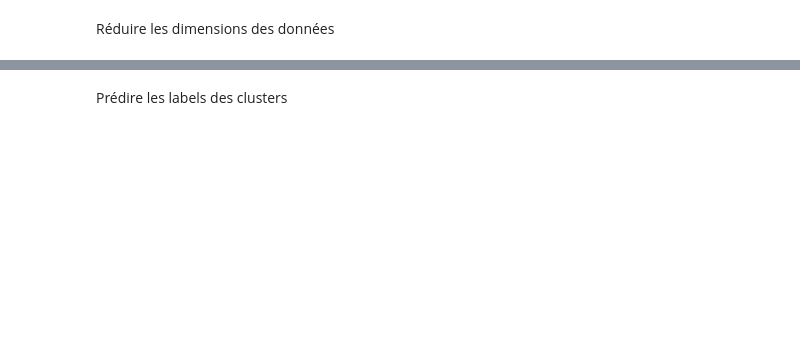
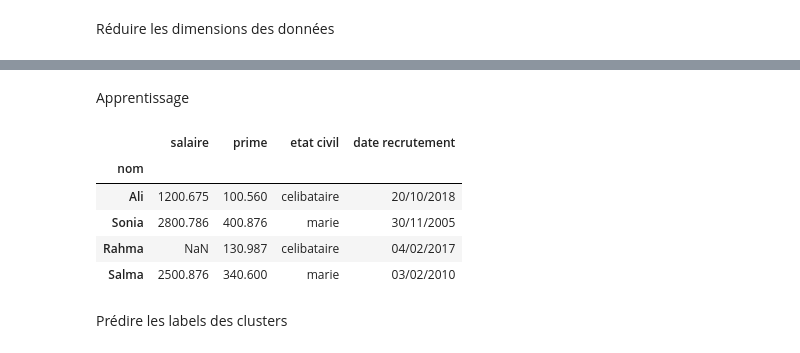
Before and after one commit to melekabbassi/Python, a Jupyter notebook: lab_clustering_kmeans.ipynb, the cells around one changed output, grey strips where cells are left out. Saved outputs shown, nothing was run; the diff lists cells and outputs as text; code cells hidden in the pictures; blank space fills up the shorter version.

```diff
--- a/lab_clustering_kmeans.ipynb
+++ b/lab_clustering_kmeans.ipynb
@@ -306,0 +313,2 @@ KMeans(n_clusters=2)
+# %% [markdown]
+Apprentissage
@@ -307,2 +319,11 @@ KMeans(n_clusters=2)
+# %%
+df_employes.iloc[:4,:]
+# %% [output]
+|  | salaire | prime | etat civil | date recrutement |
+| nom |  |  |  |  |
+| Ali | 1200.675 | 100.560 | celibataire | 20/10/2018 |
+| Sonia | 2800.786 | 400.876 | marie | 30/11/2005 |
+| Rahma | NaN | 130.987 | celibataire | 04/02/2017 |
+| Salma | 2500.876 | 340.600 | marie | 03/02/2010 |
 # %% [markdown]
 Prédire les labels des clusters
```
Also changed, not shown: parts of 15 cells of this notebook, 2 other files.
